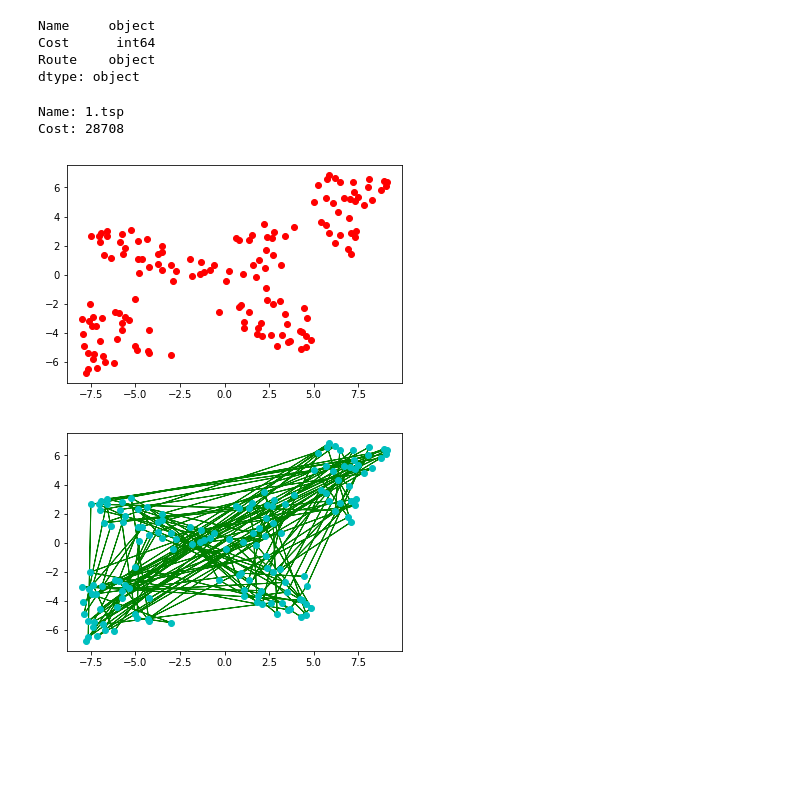
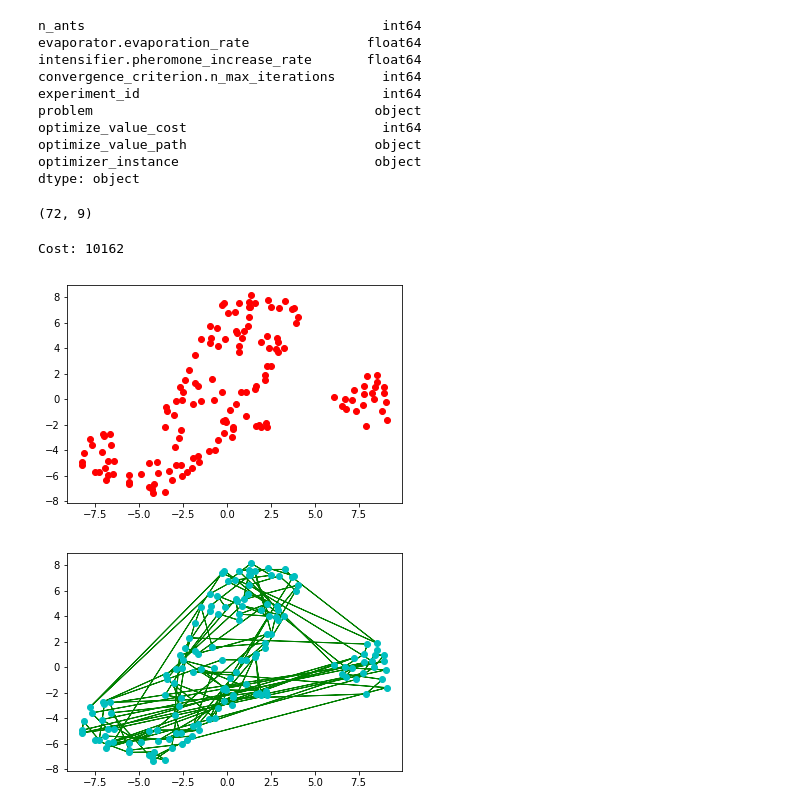
Before and after one commit to elixxx/Nature-inspired-Algorithms, a Jupyter notebook: analysis_aco.ipynb, the cells around one changed output. Drawn from its saved outputs; the diff is of its cells as text; code cells hidden in the pictures; blank space fills up the shorter version.

```diff
--- a/analysis_aco.ipynb
+++ b/analysis_aco.ipynb
@@ -10,5 +11,6 @@ from bhtsne import tsne
 # %%
-with open('aco_1511727150.4470987log.pkl', 'rb') as fp:
+with open('P3_1511984095.247599out.pkl', 'rb') as fp:
     df = pickle.load(fp)
 df.head()
+#print(df)
 # %% [output]
@@ -19,10 +23,20 @@ df.head()
 # %%
 df.dtypes
 # %% [output]
-Name     object
-Cost      int64
-Route    object
+n_ants                                      int64
+evaporator.evaporation_rate               float64
+intensifier.pheromone_increase_rate       float64
+convergence_criterion.n_max_iterations      int64
+experiment_id                               int64
+problem                                    object
+optimize_value_cost                         int64
+optimize_value_path                        object
+optimizer_instance                         object
 dtype: object
+# %%
+df.shape
+# %% [output]
+(72, 9)
 # %%
 # http://www.blog.pyoung.net/2013/07/26/visualizing-the-traveling-salesman-problem-using-matplotlib-in-python/
 # slightly modified
@@ -85,22 +98,29 @@ def plotTSP(path, points, num_iters=1, color = 'g', paths=[]):
 # %%
-# distance matrix to 2d points
-distance_matrix = parse_to_matrix("problems/travelling_salesman/data/1.tsp", dtype= np.float64)
+# Show Best
+
+
+distance_matrix = parse_to_matrix("problems/travelling_salesman/data/3.tsp", dtype= np.float64)
 points_tsne = tsne(distance_matrix)
 
-route = df['Route'][0]
-print("Name: " + str(df['Name'][0]))
-print("Cost: " + str(df['Cost'][0]))
-#print("Route: " + str(df['Route'][0]))
+
+min = df["optimize_value_cost"].min()
+path = df[df["optimize_value_cost"] == min]['optimize_value_path'].min()
+#print("Name: " + str(df['problem'][0]))
+print("Cost: " + str(min))
 #print("Points: " + str(points_tsne))
 #print("Distance Matrix: " + str(distance_matrix))
 
 plt.plot(*zip(*points_tsne),'ro')
+plt.savefig('Problem_3_base.png')
 plt.show()
 
-plotTSP(route, points_tsne, 1, color='g', paths=[df['Route'][0]])
+
+
+plotTSP(path, points_tsne, 1, color='g', paths=[path])
+plt.savefig(str(min)+'_Problem_3_best.png')
+plt.show()
 # %% [output]
-Name: 1.tsp
-Cost: 28708
+Cost: 10162
-[figure, old version]
+[figure, new version]
-[figure, old version]
+[figure, new version]
 # %%
```
Also changed, not shown: parts of 8 cells of this notebook.
